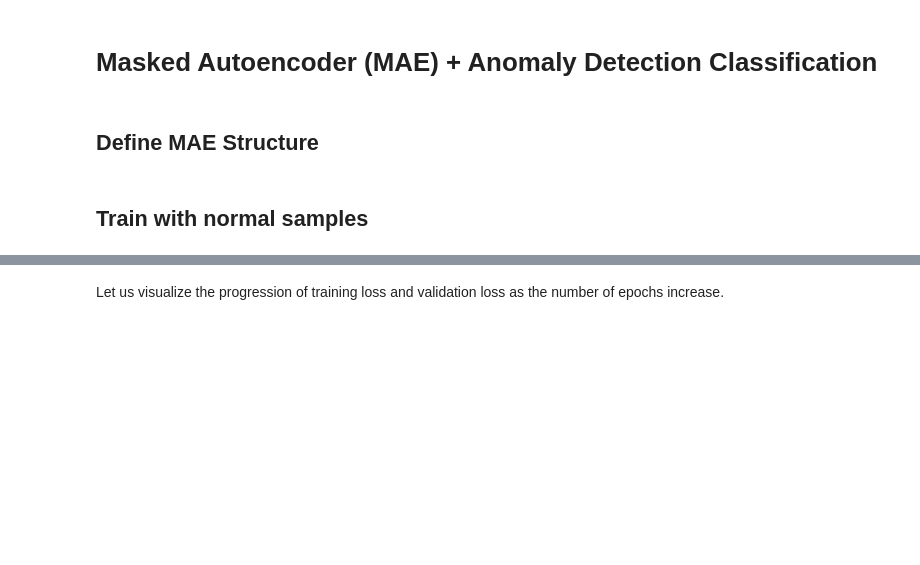
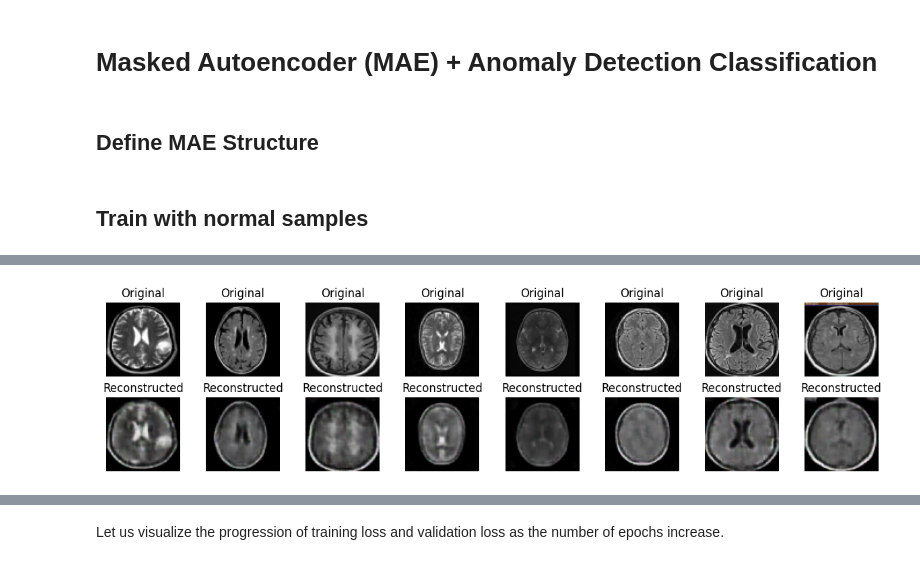
Before and after one commit to 4nanya-K/Brain-MRI-Scan-Tumor-Detection, a Jupyter notebook: Classification.ipynb, the cells around one changed output, grey strips where cells are left out. Drawn from its saved outputs; the diff is of its cells as text; code cells hidden in the pictures; blank space fills up the shorter version.

```diff
--- a/Classification.ipynb
+++ b/Classification.ipynb
@@ -609,0 +624,33 @@ Training completed!
+# %%
+def visualize_reconstruction(loader):
+    mae.eval()
+
+    test_batch = next(iter(loader))
+    test_images = test_batch[0].to(device)
+
+    with torch.no_grad():
+        reconstructed_images, mask = mae(test_images, mask_ratio)
+
+    test_images_np = test_images.cpu().numpy().transpose(0, 2, 3, 1)
+    reconstructed_images_np = reconstructed_images.cpu().numpy().transpose(0, 2, 3, 1)
+
+    num_images = 8
+    plt.figure(figsize=(12, 3))
+
+    for i in range(num_images):
+        plt.subplot(2, num_images, i + 1)
+        plt.imshow(test_images_np[i])
+        plt.axis('off')
+        plt.title("Original")
+
+        plt.subplot(2, num_images, i + 1 + num_images)
+        plt.imshow(reconstructed_images_np[i])
+        plt.axis('off')
+        plt.title("Reconstructed")
+
+    plt.tight_layout()
+    plt.show()
+# %%
+visualize_reconstruction(train_loader)
+# %% [output]
+[figure, added]
```
Also changed, not shown: parts of 43 cells of this notebook.
